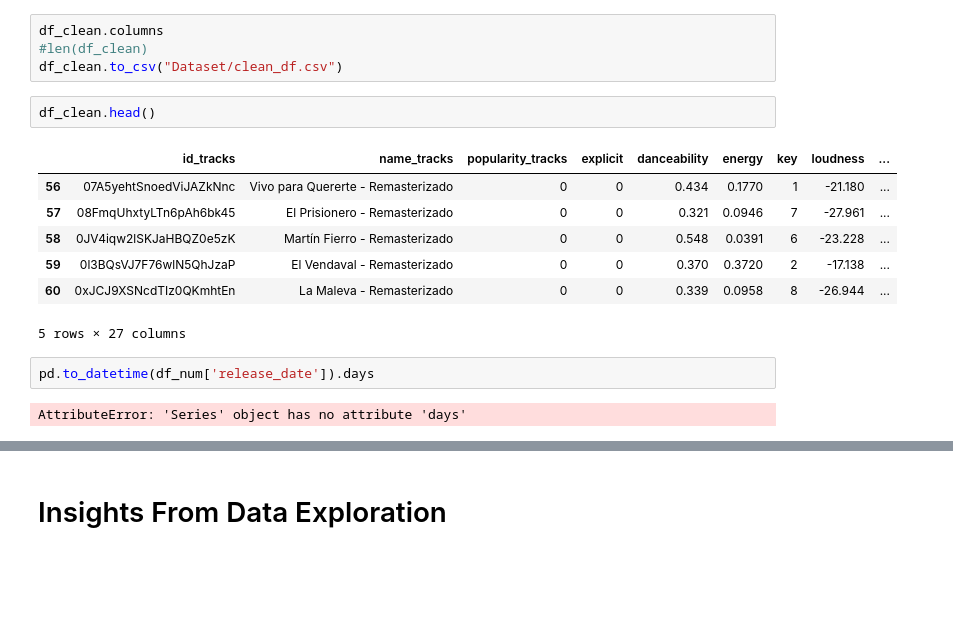
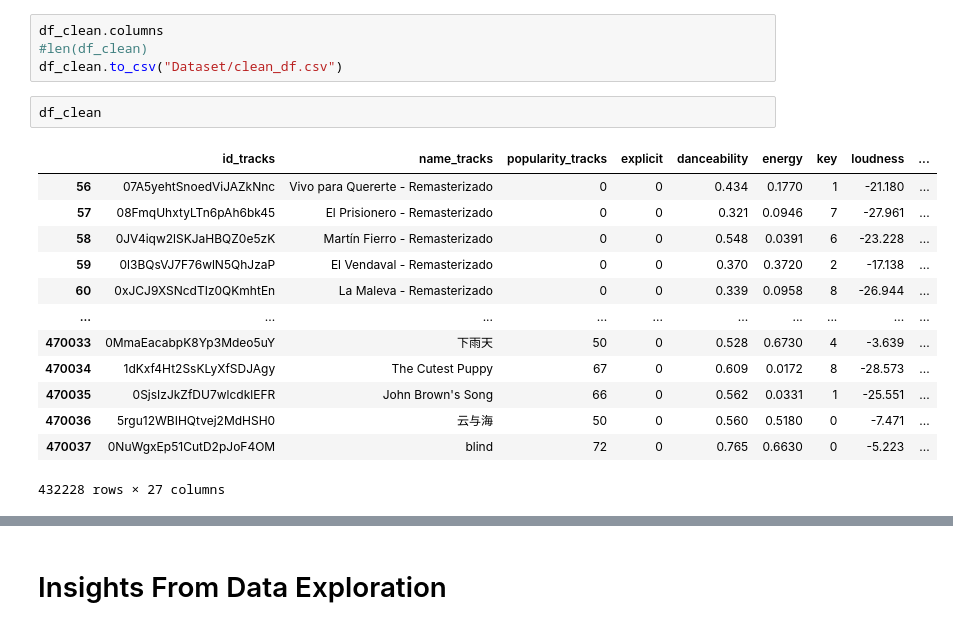
Before and after one commit to xmh3698/AML_Project, a Jupyter notebook: Analysis.ipynb, the cells around one changed output, grey strips where cells are left out. Cells and saved outputs as stored; diff of their text form; blank space fills up the shorter version.

```diff
--- a/Analysis.ipynb
+++ b/Analysis.ipynb
@@ -285,16 +292,18 @@ df_clean.columns
 #len(df_clean)
 df_clean.to_csv("Dataset/clean_df.csv")
 # %%
-df_clean.head()
+df_clean
 # %% [output]
 |  | id_tracks | name_tracks | popularity_tracks | explicit | danceability | energy | key | loudness | ... |
 | 56 | 07A5yehtSnoedViJAZkNnc | Vivo para Quererte - Remasterizado | 0 | 0 | 0.434 | 0.1770 | 1 | -21.180 | ... |
 | 57 | 08FmqUhxtyLTn6pAh6bk45 | El Prisionero - Remasterizado | 0 | 0 | 0.321 | 0.0946 | 7 | -27.961 | ... |
 | 58 | 0JV4iqw2lSKJaHBQZ0e5zK | Martín Fierro - Remasterizado | 0 | 0 | 0.548 | 0.0391 | 6 | -23.228 | ... |
 | 59 | 0l3BQsVJ7F76wlN5QhJzaP | El Vendaval - Remasterizado | 0 | 0 | 0.370 | 0.3720 | 2 | -17.138 | ... |
 | 60 | 0xJCJ9XSNcdTIz0QKmhtEn | La Maleva - Remasterizado | 0 | 0 | 0.339 | 0.0958 | 8 | -26.944 | ... |
+| ... | ... | ... | ... | ... | ... | ... | ... | ... | ... |
+| 470033 | 0MmaEacabpK8Yp3Mdeo5uY | 下雨天 | 50 | 0 | 0.528 | 0.6730 | 4 | -3.639 | ... |
+| 470034 | 1dKxf4Ht2SsKLyXfSDJAgy | The Cutest Puppy | 67 | 0 | 0.609 | 0.0172 | 8 | -28.573 | ... |
+| 470035 | 0SjsIzJkZfDU7wlcdklEFR | John Brown's Song | 66 | 0 | 0.562 | 0.0331 | 1 | -25.551 | ... |
+| 470036 | 5rgu12WBIHQtvej2MdHSH0 | 云与海 | 50 | 0 | 0.560 | 0.5180 | 0 | -7.471 | ... |
+| 470037 | 0NuWgxEp51CutD2pJoF4OM | blind | 72 | 0 | 0.765 | 0.6630 | 0 | -5.223 | ... |
-5 rows × 27 columns
+432228 rows × 27 columns
-# %%
-pd.to_datetime(df_num['release_date']).days
-# %% [output]
-AttributeError: 'Series' object has no attribute 'days'
```
Also changed, not shown: parts of 6 cells of this notebook, 1 other file.
